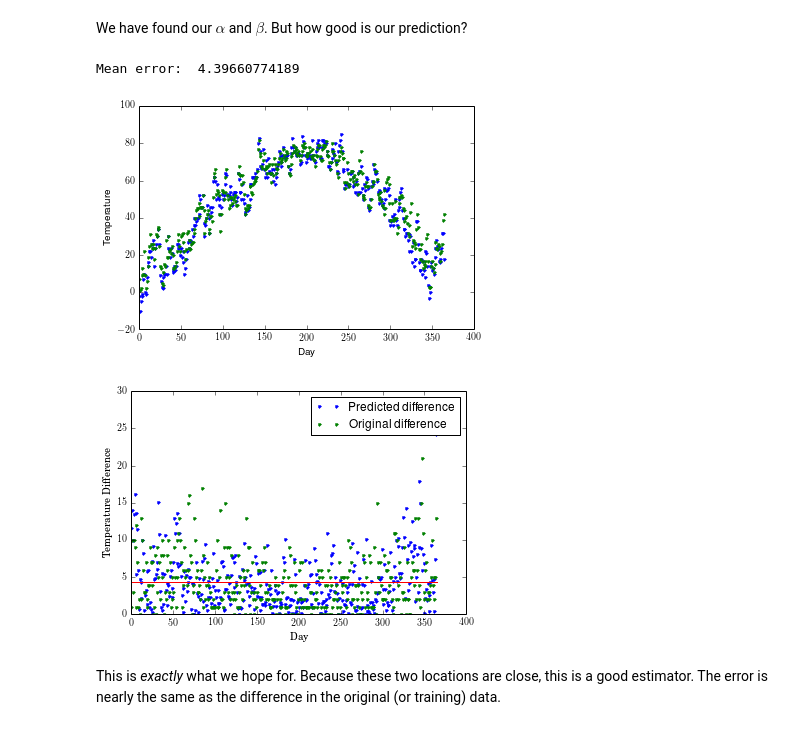
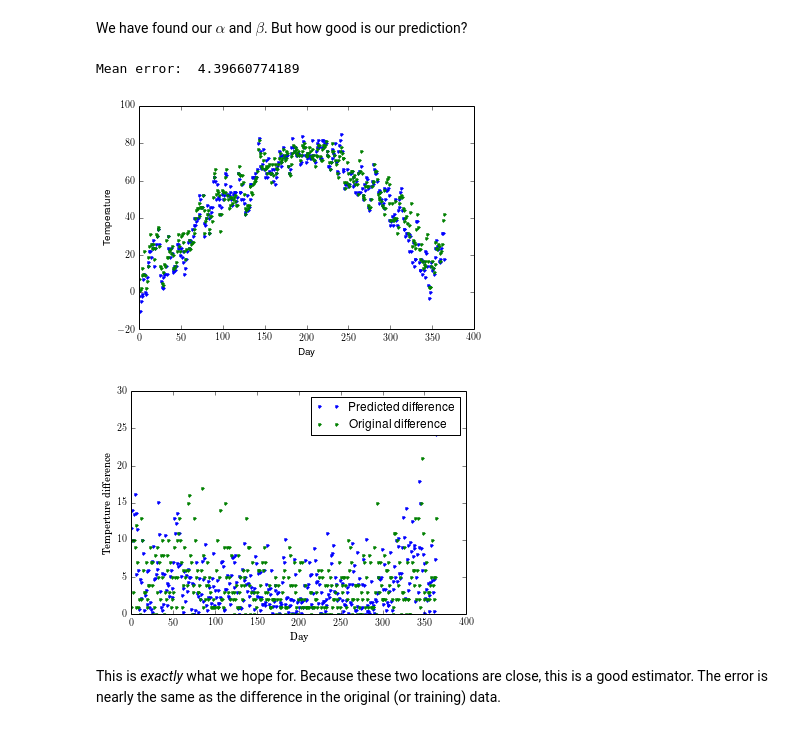
Before and after one commit to stsievert/side-projects, a Jupyter notebook: predicting_weather/Predicting Weather.ipynb, the cells around one changed output. Cells and saved outputs as stored; diff of their text form; code cells hidden in the pictures.

Commit message:
Updating figure.

```diff
--- a/predicting_weather/Predicting Weather.ipynb
+++ b/predicting_weather/Predicting Weather.ipynb
@@ -67,35 +67,35 @@ We have found our $\alpha$ and $\beta$. But how good is our prediction?
 # %%
 y_new = read_temp('madison_new.csv')
 x_new = read_temp('minneapolis_new.csv')
 
 x_predict = a*y_new + b
 
 error = abs(x_predict - x_new)
 print "Mean error: ", mean(error)
 
 linear = linspace(0, 365, num=365)
 o = ones(365)
 
 figure()
 plot(x_new, 'b.')
 plot(y_new, 'g.')
 xlabel('Day')
 ylabel('Temperature')
 savefig('pred_temp.png', dpi=300)
 show()
 
 figure()
 plot(error, '.', label='Predicted difference')
 plot(abs(x-y), '.', label='Original difference')
-plot(linear, o*mean(error), 'r-')
-ylabel('\\textrm{Temperature Difference}')
+#plot(linear, o*mean(error), 'r-')
+ylabel('\\textrm{Temperture difference}')
 xlabel('\\textrm{Day}')
 legend()
 savefig('pred_diff.png', dpi=300)
 show()
 # %% [output]
 Mean error:  4.39660774189
 [figure]
-[figure, old version]
+[figure, new version]
 # %% [markdown]
 This is *exactly* what we hope for. Because these two locations are close, this is a good estimator. The error is nearly the same as the difference in the original (or training) data.
```
Also changed, not shown: 1 other file.
